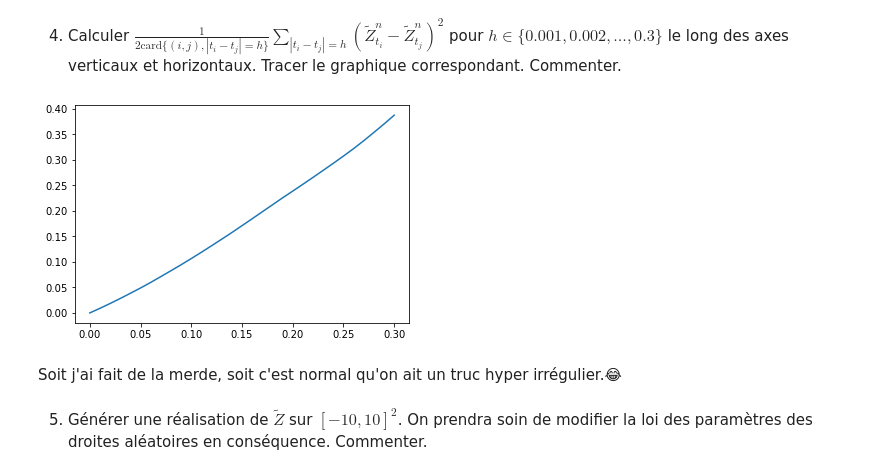
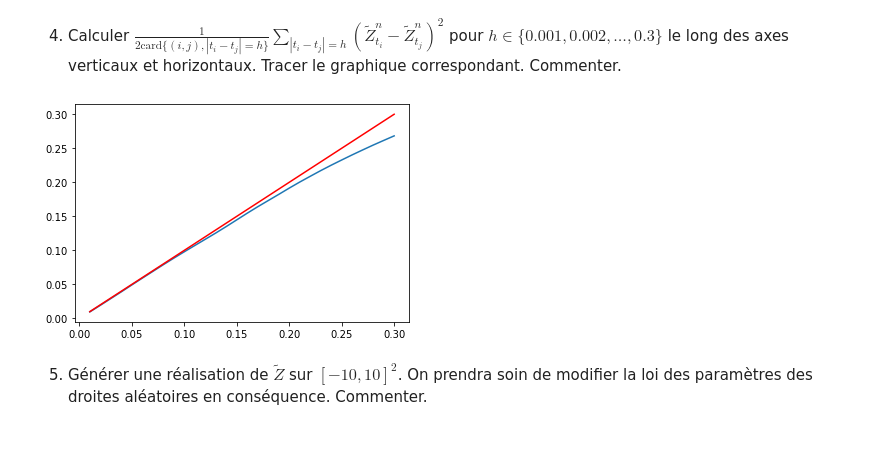
Before and after one commit to Joris-Landais/pojet_num-rique_proba, a Jupyter notebook: Projet numérique de Probabilités 2022 - enonce.ipynb, the cells around one changed output. Cells and saved outputs as stored; diff of their text form; code cells hidden in the pictures; blank space fills up the shorter version.

```diff
--- a/Projet numérique de Probabilités 2022 - enonce.ipynb
+++ b/Projet numérique de Probabilités 2022 - enonce.ipynb
@@ -279,10 +284,8 @@ def print_q4(n,kmax):
     plt.show()
 # %%
 n=1000
-kmax=300
-print_q4(n,kmax)
-print_q4(n,kmax)
-print_q4(n,kmax)
-print_q4(n,kmax)
-print_q4(n,kmax)
+resolution = 1000
+print_q4(n,resolution)
+print_q4(n,resolution)
+print_q4(n,resolution)
 # %% [output]
@@ -397,39 +396,36 @@ On obtient des valeurs aléatoires sur l'ensemble du graphe. On remarque que la
 # %% [markdown]
 4. Calculer $\frac1{2\text{card}\{(i,j),|t_i-t_j|=h\}}\sum_{|t_i-t_j|=h}(\tilde{Z}^{n}_{t_i} - \tilde{Z}^{n}_{t_j})^2$ pour $h \in \{0.001,0.002,\ldots,0.3\}$ le long des axes verticaux et horizontaux. Tracer le graphique correspondant. Commenter.
 # %%
-def print_q4_bis(resolution,n,kmax):
+def print_q4_bis(resolution,n):
+    kmax=int(np.round(resolution*0.3))
     grx,gry,Z=marche_aleatoire(resolution,n)
     H=[]
     Y=[]
-    for k in range(kmax+1):
+    for k in range(1,kmax+1):
         h=k/resolution
         H.append(h)
         S=0
-        N=0
         #on commence par sommet sur les axes horizontaux
         for ligne in range(resolution): # on fixe la ligne
             for i in range(resolution-k): #on somme sur les axes verticaux et horizontaux
                 j=i+k #ti=(xi,i/n), tj=ti+h=(xi,(i+k)/n)
                 S+=(Z[ligne,i]-Z[ligne,j])**2
-                N+=1
         #on somme aussi sur les axes verticaux
         for colonne in range(resolution): #on fixe la colonne
             for i in range(resolution-k):
                 j=i+k
                 S+=(Z[i,colonne]-Z[j,colonne])**2
-                N+=1
+        N=2*resolution*(resolution-k)
         Y.append(S/(2*N))
     plt.plot(H,Y)
+    plt.plot(H,np.array(H),c="r")
     plt.show()
 # %%
-resolution=100
+resolution=200
 n=1000
-kmax=30
-print_q4_bis(resolution,n,kmax)
+print_q4_bis(resolution,n)
 # %% [output]
-[figure, old version]
+[figure, new version]
-# %% [markdown]
-Soit j'ai fait de la merde, soit c'est normal qu'on ait un truc hyper irrégulier.😂
 # %% [markdown]
 5. Générer une réalisation de $\tilde{Z}$ sur $[-10,10]^2$. On prendra soin de modifier la loi des paramètres des droites aléatoires en conséquence. Commenter.
 # %% [markdown]
```
Also changed, not shown: parts of 13 cells of this notebook.
